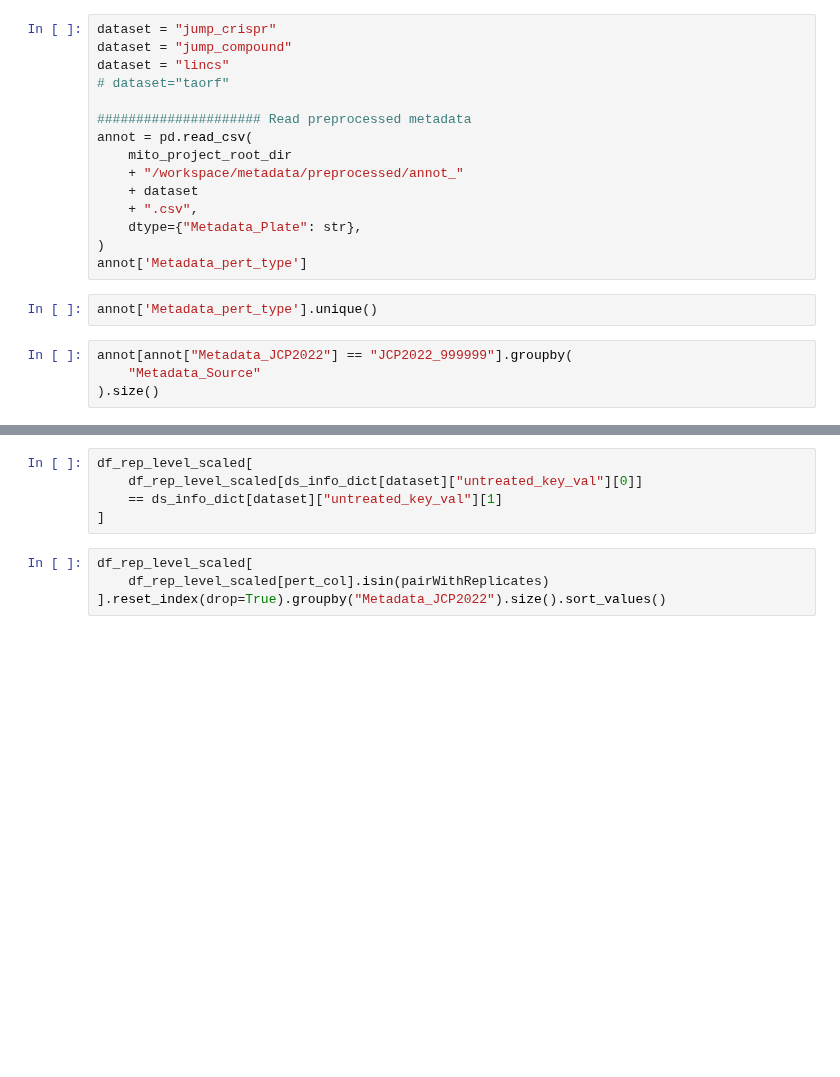
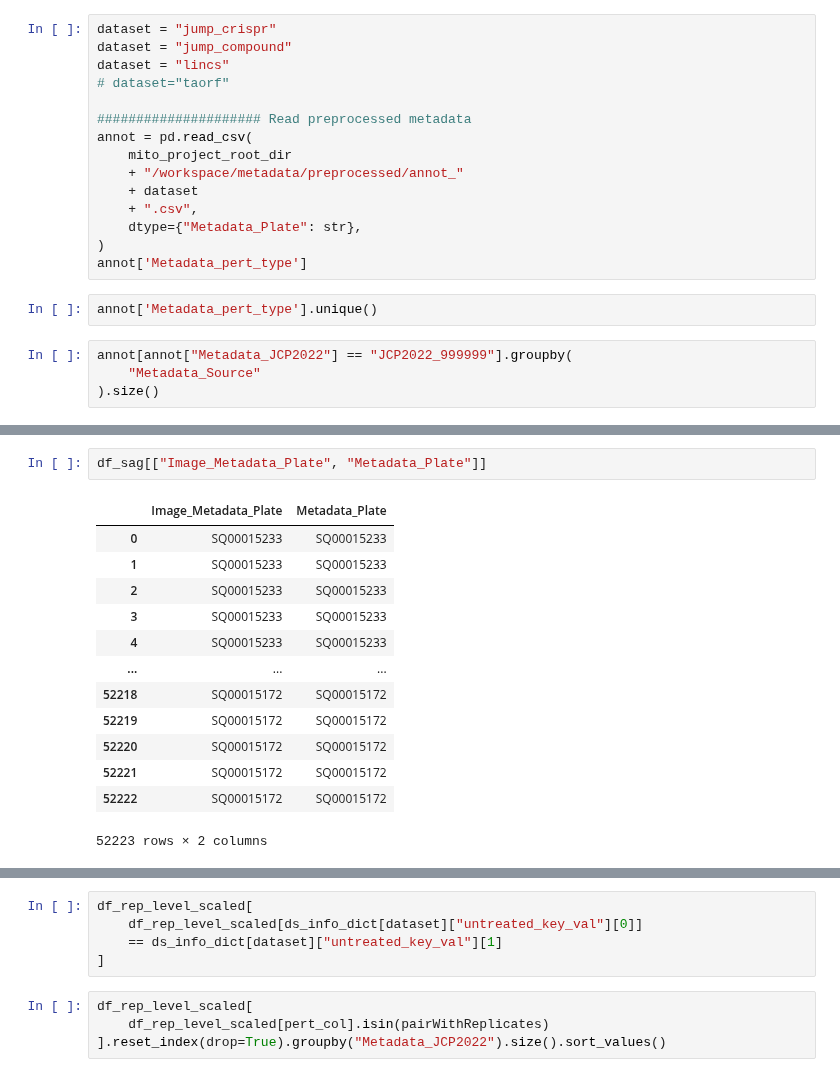
Before and after one commit to broadinstitute/SingleCell_Morphological_Analysis, a Jupyter notebook: scripts/jump_feature_quality.ipynb, the cells around one changed output, grey strips where cells are left out. Saved outputs shown, nothing was run; the diff lists cells and outputs as text; blank space fills up the shorter version.

```diff
--- a/scripts/jump_feature_quality.ipynb
+++ b/scripts/jump_feature_quality.ipynb
@@ -309,3 +402,19 @@ annot[annot["Metadata_JCP2022"] == "JCP2022_999999"].groupby(
+# %%
+df_sag[["Image_Metadata_Plate", "Metadata_Plate"]]
+# %% [output]
+|  | Image_Metadata_Plate | Metadata_Plate |
+| 0 | SQ00015233 | SQ00015233 |
+| 1 | SQ00015233 | SQ00015233 |
+| 2 | SQ00015233 | SQ00015233 |
+| 3 | SQ00015233 | SQ00015233 |
+| 4 | SQ00015233 | SQ00015233 |
+| ... | ... | ... |
+| 52218 | SQ00015172 | SQ00015172 |
+| 52219 | SQ00015172 | SQ00015172 |
+| 52220 | SQ00015172 | SQ00015172 |
+| 52221 | SQ00015172 | SQ00015172 |
+| 52222 | SQ00015172 | SQ00015172 |
+52223 rows × 2 columns
 # %%
 %time
 
```
Also changed, not shown: parts of 30 cells of this notebook, 9 other files.
